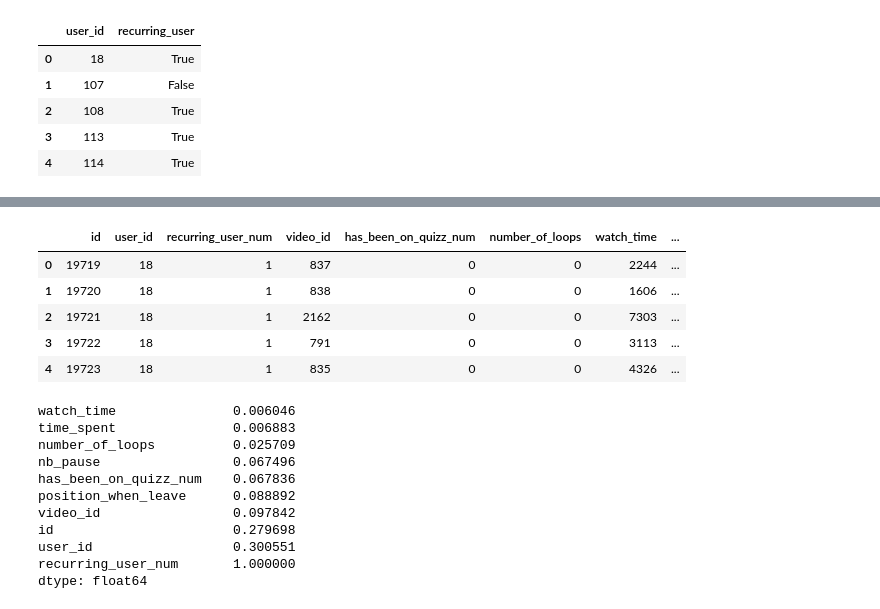
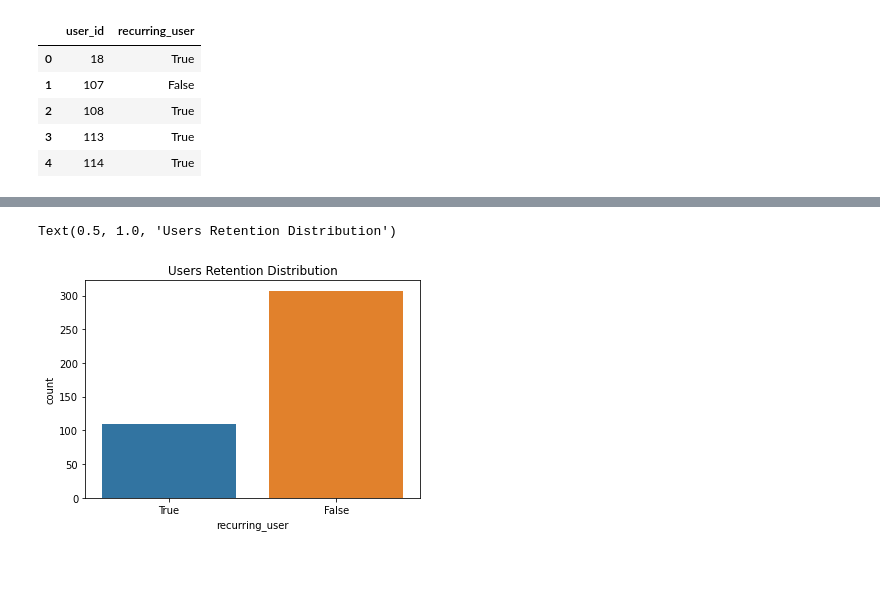
Before and after one commit to sabrinasartori/revyze-technical-case, a Jupyter notebook: notebooks/01-data_analysis.ipynb, the cells around one changed output, grey strips where cells are left out. Cells and saved outputs as stored; diff of their text form; code cells hidden in the pictures; blank space fills up the shorter version.

```diff
--- a/notebooks/01-data_analysis.ipynb
+++ b/notebooks/01-data_analysis.ipynb
@@ -69,6 +54,7 @@ video_analytics_df.sort_values(by=['user_id','datetime'])
 # %%
 video_analytics_df['datetime'] = pd.to_datetime(video_analytics_df['datetime'])
 video_analytics_df['week'] = video_analytics_df['datetime'].dt.isocalendar().week
+video_analytics_df['day'] = video_analytics_df['datetime'].dt.isocalendar().day
 video_analytics_df.sort_values(by=['user_id','datetime']).head()
 # %% [output]
 |  | id | user_id | video_id | has_been_on_quizz | number_of_loops | watch_time | position_when_leave | ... |
@@ -93,11 +97,11 @@ Name: week, dtype: object
 # %%
 # considering only users from week 45
 # checking if the user has accessed the app on week 46
-user_recurrence_df = user_weeks_df.loc[[(45 in x) for x in user_weeks_df]]\
+target_df = user_weeks_df.loc[[(45 in x) for x in user_weeks_df]]\
     .str.len()\
     .replace({1: False, 2: True})\
     .reset_index(name='recurring_user')
-user_recurrence_df.head()
+target_df.head()
 # %% [output]
 |  | user_id | recurring_user |
 | 0 | 18 | True |
@@ -126,4 +240,0 @@ user_recurrence_df.merge(video_analytics_df, on=['user_id'])
-# %%
-# target dataframe
-target_df = user_recurrence_df.merge(video_analytics_df, on=['user_id'])
-target_df.head(20)
@@ -148,5 +240,0 @@ target_df.head(20)
-# %%
-# converting to numerical dataframe
-target_df['recurring_user_num'] = target_df['recurring_user'].astype(int)
-target_df['has_been_on_quizz_num'] = target_df['has_been_on_quizz'].astype(int)
-target_df['origin_num'] = target_df['origin'].replace({'UserProfile': 0, 'FYP': 1})
@@ -158,25 +241,7 @@ target_num_df = target_df\
-# %%
-target_num_df.head()
-# %% [output]
-|  | id | user_id | recurring_user_num | video_id | has_been_on_quizz_num | number_of_loops | watch_time | ... |
-| 0 | 19719 | 18 | 1 | 837 | 0 | 0 | 2244 | ... |
-| 1 | 19720 | 18 | 1 | 838 | 0 | 0 | 1606 | ... |
-| 2 | 19721 | 18 | 1 | 2162 | 0 | 0 | 7303 | ... |
-| 3 | 19722 | 18 | 1 | 791 | 0 | 0 | 3113 | ... |
-| 4 | 19723 | 18 | 1 | 835 | 0 | 0 | 4326 | ... |
-# %%
-target_correlation = abs(target_num_df.corrwith(target_num_df['recurring_user_num']))\
-    .sort_values()
-target_correlation
-# %% [output]
-watch_time               0.006046
-time_spent               0.006883
-number_of_loops          0.025709
-nb_pause                 0.067496
-has_been_on_quizz_num    0.067836
-position_when_leave      0.088892
-video_id                 0.097842
-id                       0.279698
-user_id                  0.300551
-recurring_user_num       1.000000
-dtype: float64
+# %%
+plt.figure()
+sns.countplot('recurring_user', data=target_df, order=[True, False])\
+    .set_title('Users Retention Distribution')
+# %% [output]
+Text(0.5, 1.0, 'Users Retention Distribution')
+[figure, added]
```
Also changed, not shown: parts of 37 cells of this notebook.
